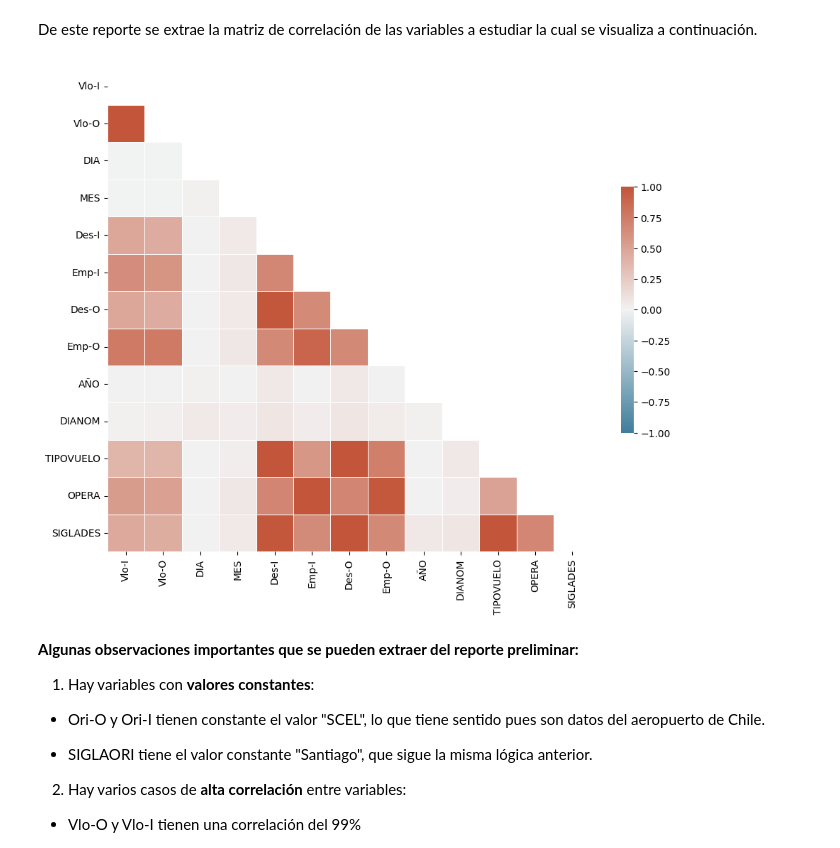
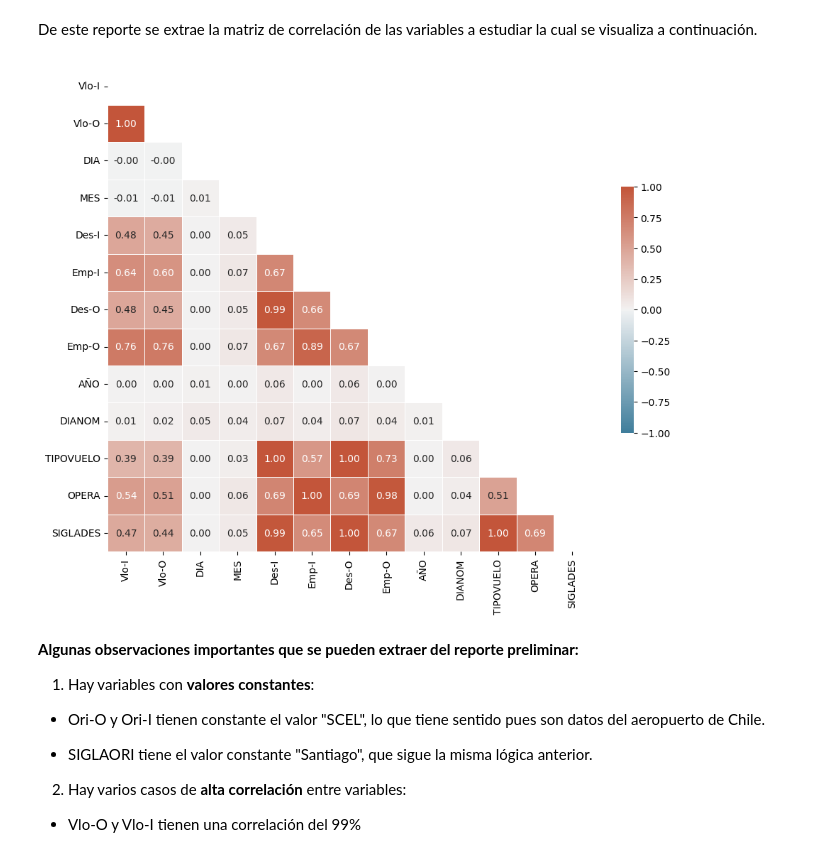
Before and after one commit to miguel-mf/challenge_ds_neuralworks, a Jupyter notebook: Challenge_Vuelos.ipynb, the cells around one changed output. Drawn from its saved outputs; the diff is of its cells as text; code cells hidden in the pictures.

```diff
--- a/Challenge_Vuelos.ipynb
+++ b/Challenge_Vuelos.ipynb
@@ -100,21 +99,21 @@ De este reporte se extrae la matriz de correlación de las variables a estudiar
 # %%
 corr = np.loadtxt('Corr_Matrix.txt', delimiter=',')
 labels = ["Vlo-I","Vlo-O","DIA","MES","Des-I","Emp-I","Des-O","Emp-O","AÑO","DIANOM","TIPOVUELO","OPERA","SIGLADES"]
 mask = np.triu(np.ones_like(corr, dtype=bool))
 
 # Set up the matplotlib figure
 f, ax = plt.subplots(figsize=(11, 9))
 
 # Generate a custom diverging colormap
 cmap = sns.diverging_palette(230, 20, as_cmap=True)
 
 # Draw the heatmap with the mask and correct aspect ratio
 sns.heatmap(corr, mask=mask, cmap=cmap, vmin=-1, vmax=1, center=0,
-            xticklabels=labels, yticklabels=labels,
+            xticklabels=labels, yticklabels=labels, annot=True, fmt='.2f',
             square=True, linewidths=.5, cbar_kws={"shrink": .5})
 plt.show()
 # %% [output]
-[figure, old version]
+[figure, new version]
 # %% [markdown]
 **Algunas observaciones importantes que se pueden extraer del reporte preliminar:**
 
```
Also changed, not shown: parts of 28 cells of this notebook, 2 other files.
